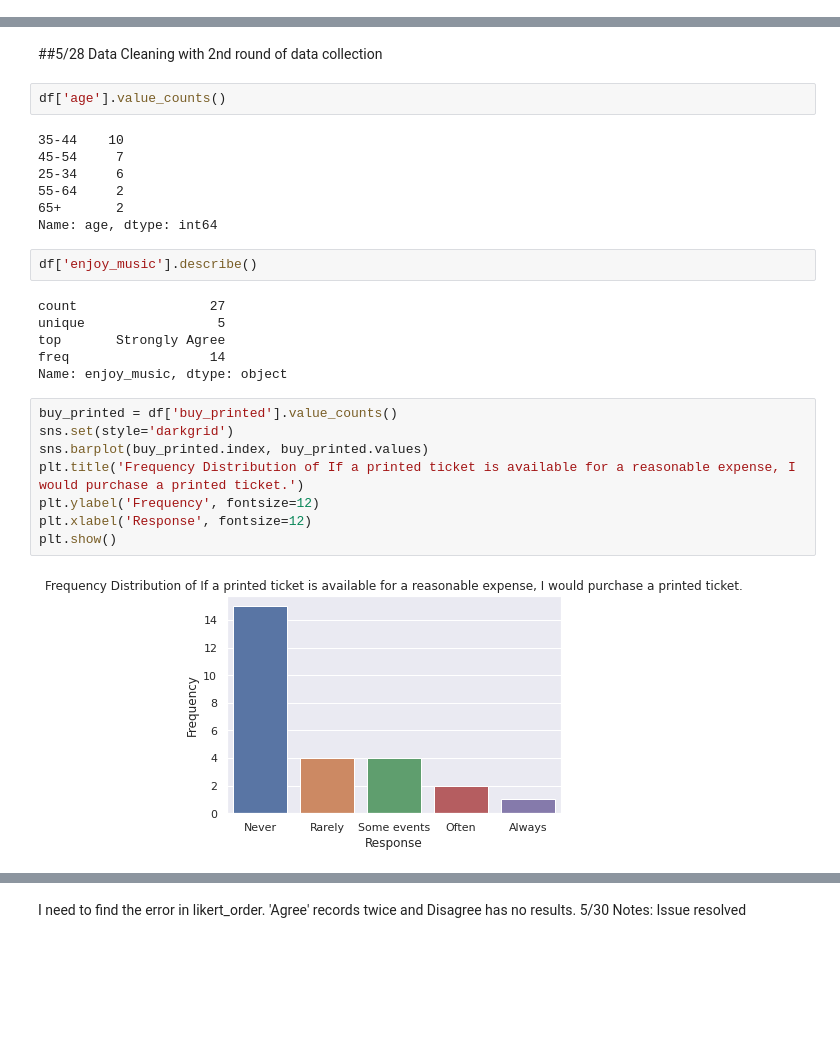
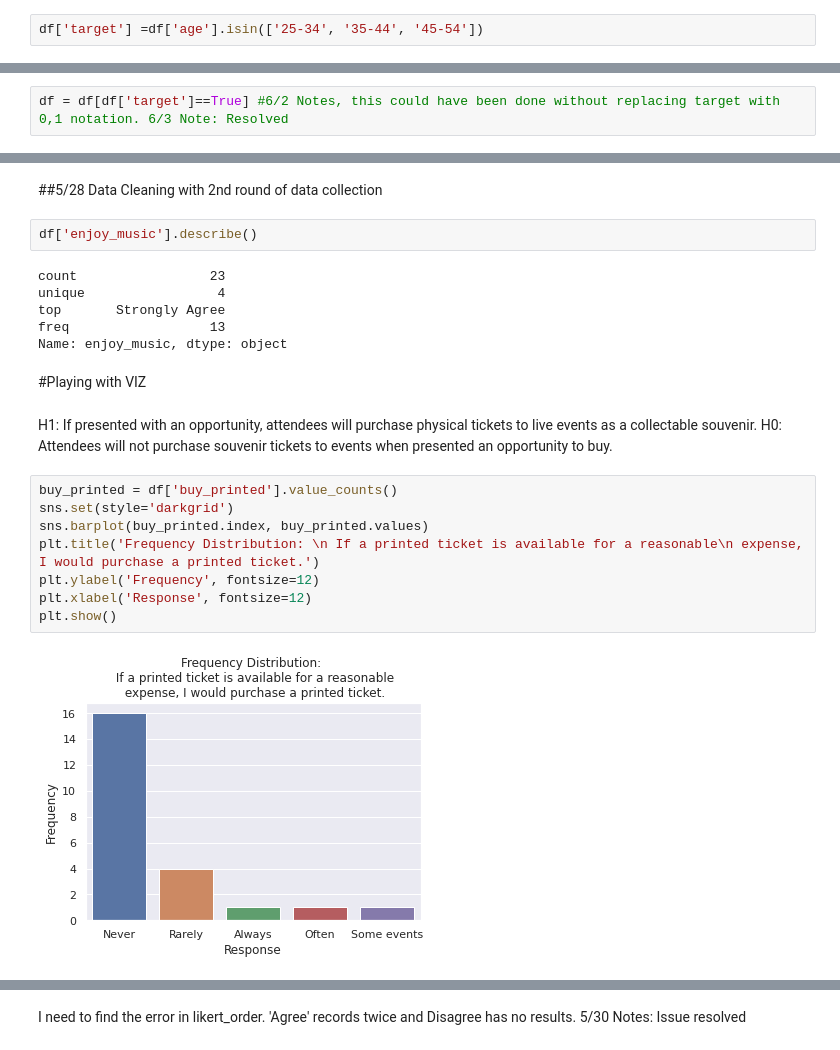
Before and after one commit to LibbyFender/Learning, a Jupyter notebook: SPEX650.ipynb, the cells around one changed output, grey strips where cells are left out. Drawn from its saved outputs; the diff is of its cells as text; blank space fills up the shorter version.

```diff
--- a/SPEX650.ipynb
+++ b/SPEX650.ipynb
@@ -183,0 +202,2 @@ This I expect to keep!!
+# %%
+df['target'] =df['age'].isin(['25-34', '35-44', '45-54'])
@@ -184,3 +208,5 @@ This I expect to keep!!
+# %%
+df = df[df['target']==True] #6/2 Notes, this could have been done without replacing target with 0,1 notation. 6/3 Note: Resolved
 # %%
 #Creating a replicable framework for graphing our results
 #order = ['Strongly Agree', 'Agree',	'Neither Agree nor Disagree', 'Disagree', 'Strongly Disagree' ]
@@ -206,29 +225,25 @@ ValueError: ignored
 # %% [markdown]
 ##5/28 Data Cleaning with 2nd round of data collection
-# %%
-df['age'].value_counts()
-# %% [output]
-35-44    10
-45-54     7
-25-34     6
-55-64     2
-65+       2
-Name: age, dtype: int64
 # %%
 df['enjoy_music'].describe()
 # %% [output]
-count                 27
-unique                 5
+count                 23
+unique                 4
 top       Strongly Agree
-freq                  14
+freq                  13
 Name: enjoy_music, dtype: object
+# %% [markdown]
+#Playing with VIZ
+# %% [markdown]
+H1: If presented with an opportunity, attendees will purchase physical tickets to live events as a collectable souvenir.
+H0: Attendees will not purchase souvenir tickets to events when presented an opportunity to buy.
 # %%
 buy_printed = df['buy_printed'].value_counts()
 sns.set(style='darkgrid')
 sns.barplot(buy_printed.index, buy_printed.values)
-plt.title('Frequency Distribution of If a printed ticket is available for a reasonable expense, I would purchase a printed ticket.')
+plt.title('Frequency Distribution: \n If a printed ticket is available for a reasonable\n expense, I would purchase a printed ticket.')
 plt.ylabel('Frequency', fontsize=12)
 plt.xlabel('Response', fontsize=12)
 plt.show()
 # %% [output]
-[figure, old version]
+[figure, new version]
```
Also changed, not shown: parts of 60 cells of this notebook.
